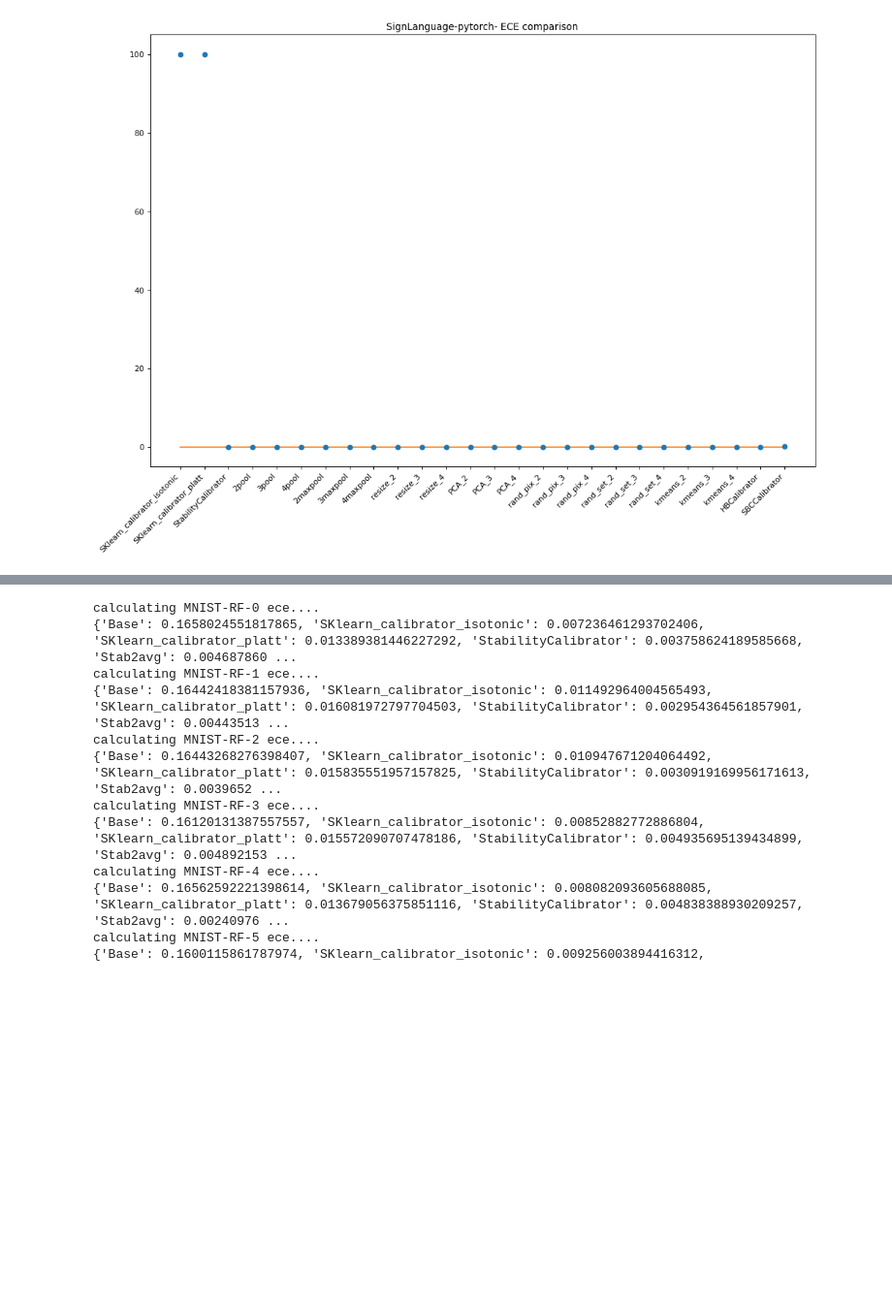
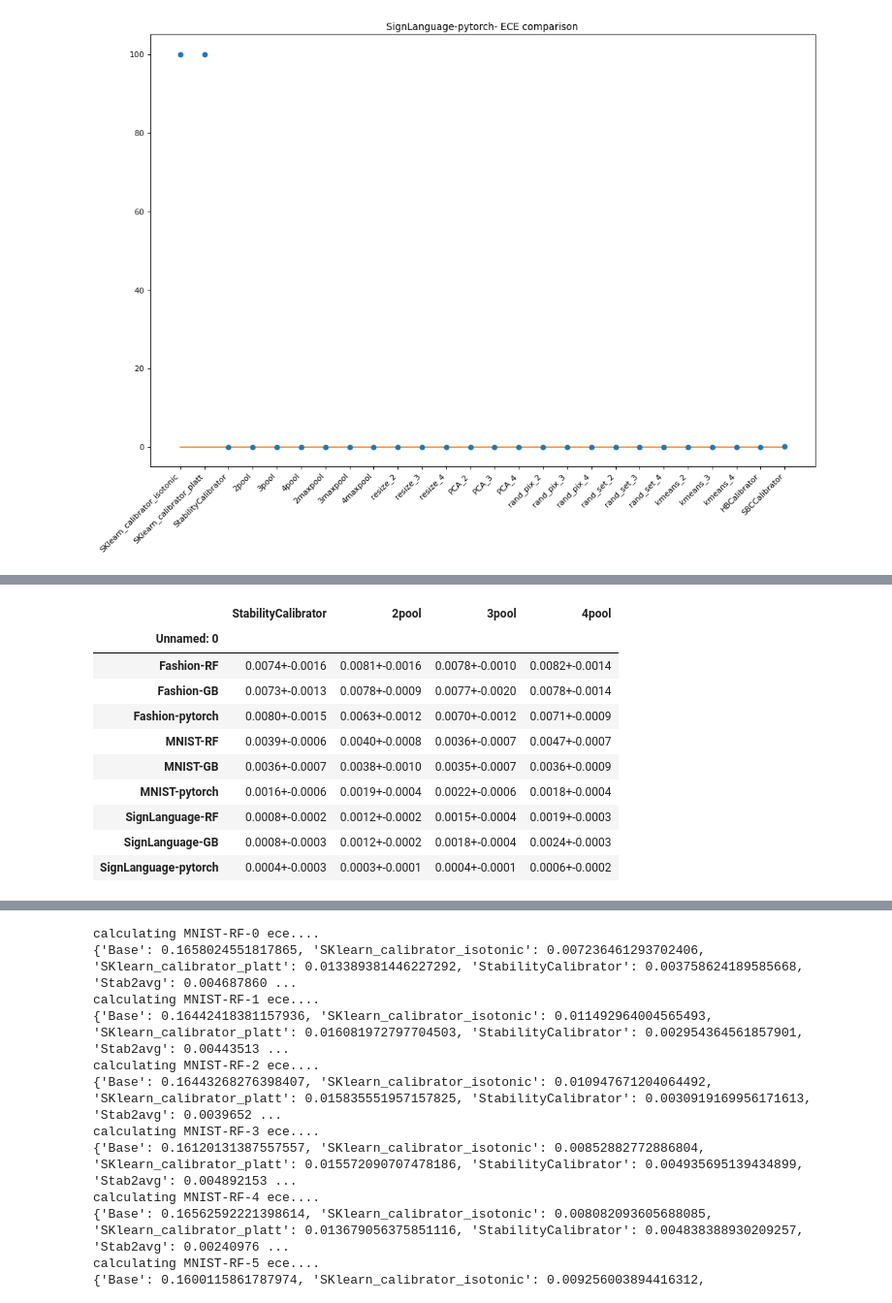
Before and after one commit to Liel-leman/Geometric-Calibrator, a Jupyter notebook: ECE_calc.ipynb, the cells around one changed output, grey strips where cells are left out. Shown at 97% size. Saved outputs shown, nothing was run; the diff lists cells and outputs as text; code cells hidden in the pictures; blank space fills up the shorter version.

```diff
--- a/ECE_calc.ipynb
+++ b/ECE_calc.ipynb
@@ -231,0 +249,15 @@ for dataset_name in datasets:
+# %%
+df_comparison=df[['StabilityCalibrator','2pool','3pool','4pool']]
+df_comparison
+# %% [output]
+|  | StabilityCalibrator | 2pool | 3pool | 4pool |
+| Unnamed: 0 |  |  |  |  |
+| Fashion-RF | 0.0074+-0.0016 | 0.0081+-0.0016 | 0.0078+-0.0010 | 0.0082+-0.0014 |
+| Fashion-GB | 0.0073+-0.0013 | 0.0078+-0.0009 | 0.0077+-0.0020 | 0.0078+-0.0014 |
+| Fashion-pytorch | 0.0080+-0.0015 | 0.0063+-0.0012 | 0.0070+-0.0012 | 0.0071+-0.0009 |
+| MNIST-RF | 0.0039+-0.0006 | 0.0040+-0.0008 | 0.0036+-0.0007 | 0.0047+-0.0007 |
+| MNIST-GB | 0.0036+-0.0007 | 0.0038+-0.0010 | 0.0035+-0.0007 | 0.0036+-0.0009 |
+| MNIST-pytorch | 0.0016+-0.0006 | 0.0019+-0.0004 | 0.0022+-0.0006 | 0.0018+-0.0004 |
+| SignLanguage-RF | 0.0008+-0.0002 | 0.0012+-0.0002 | 0.0015+-0.0004 | 0.0019+-0.0003 |
+| SignLanguage-GB | 0.0008+-0.0003 | 0.0012+-0.0002 | 0.0018+-0.0004 | 0.0024+-0.0003 |
+| SignLanguage-pytorch | 0.0004+-0.0003 | 0.0003+-0.0001 | 0.0004+-0.0001 | 0.0006+-0.0002 |
```
Also changed, not shown: parts of 5 cells of this notebook.
